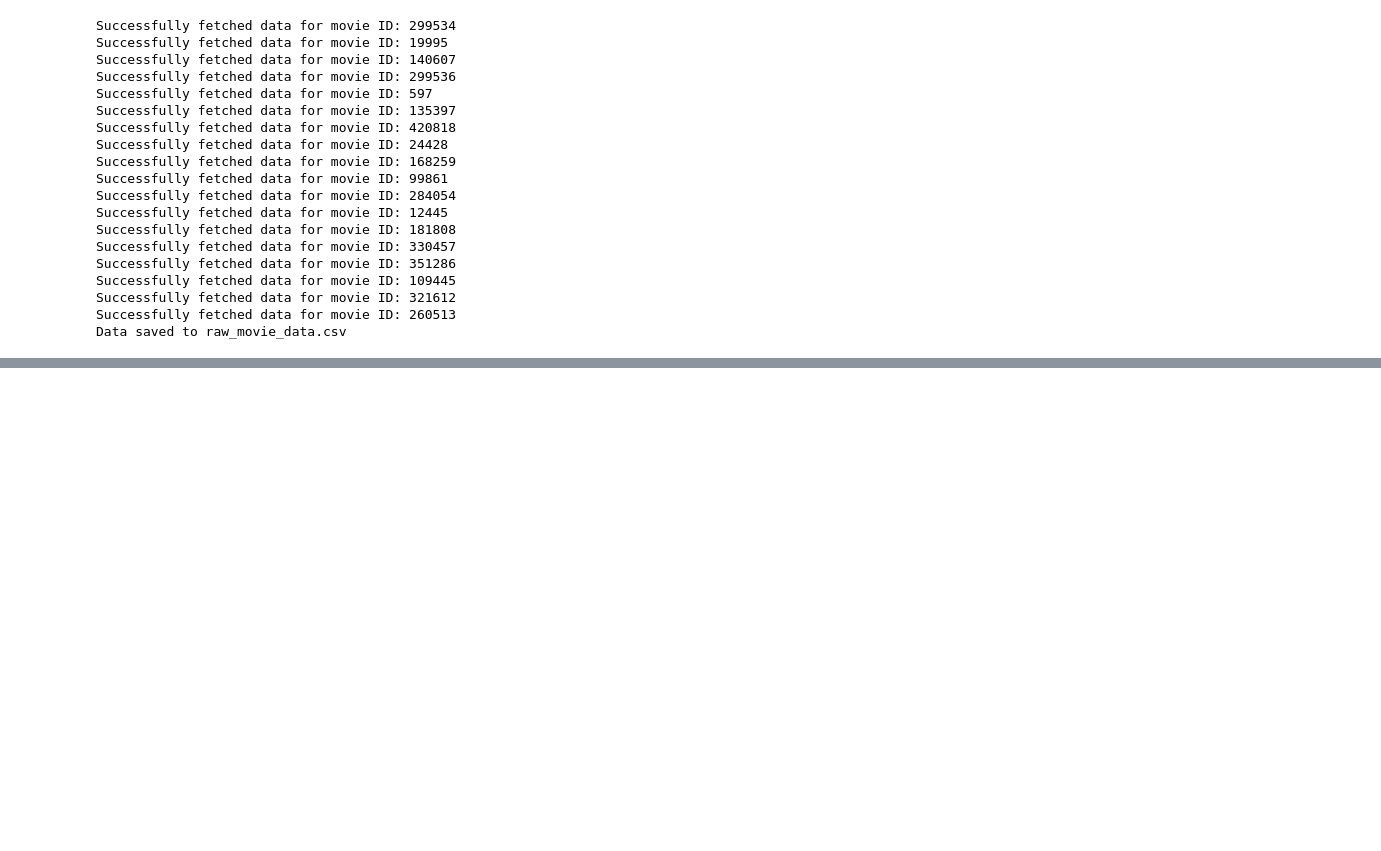
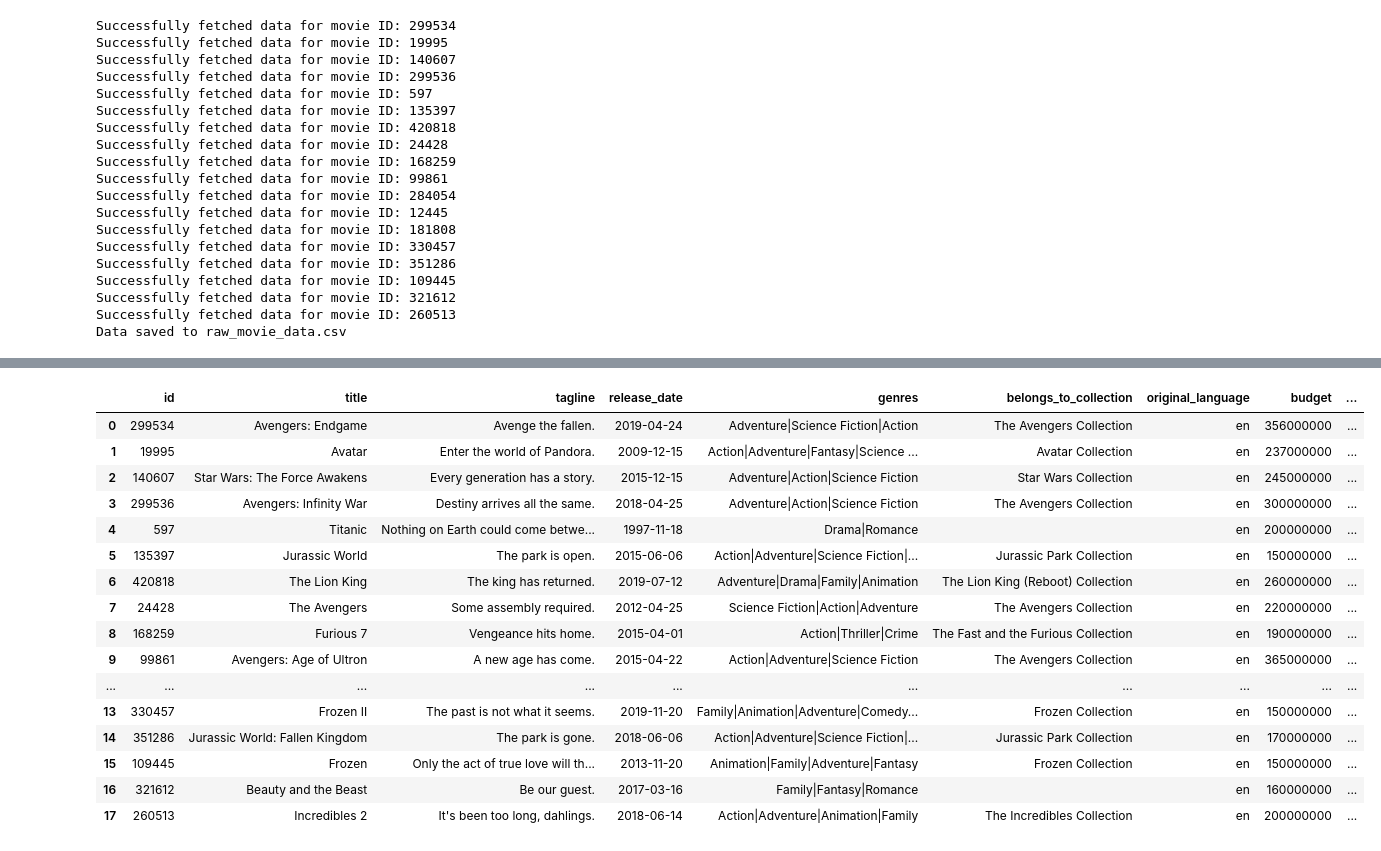
Before and after one commit to DataAdvance/DE-Projects, a Jupyter notebook: Pipeline for movie analysis.ipynb, the cells around one changed output, grey strips where cells are left out. Saved outputs shown, nothing was run; the diff lists cells and outputs as text; code cells hidden in the pictures; blank space fills up the shorter version.

Commit message:
performed data cleaning

```diff
--- a/Pipeline for movie analysis.ipynb
+++ b/Pipeline for movie analysis.ipynb
@@ -129,0 +136,2 @@ movies_df
+# %%
+movies_final = movies_df.drop(['adult', 'imdb_id', 'original_title', 'video', 'homepage'],axis=1)
@@ -129,0 +244,8 @@ movies_df
+# %%
+# Convert budget, id, popularity to numeric
+movies_final['budget'] = pd.to_numeric(movies_final['budget'], errors='coerce')
+movies_final['id'] = pd.to_numeric(movies_final['id'], errors='coerce')
+movies_final['popularity'] = pd.to_numeric(movies_final['popularity'], errors='coerce')
+
+# Convert release_date to datetime
+movies_final['release_date'] = pd.to_datetime(movies_final['release_date'])
@@ -129,0 +272,28 @@ movies_df
+# %%
+# Convert budget and revenue to millions (for better readability)
+movies_final['budget_millions'] = movies_final['budget'] / 1000000
+movies_final['revenue_millions'] = movies_final['revenue'] / 1000000
+
+# Calculate ROI (Return on Investment)
+movies_final['roi'] = (movies_final['revenue'] - movies_final['budget']) / movies_final['budget']
+
+# Replace 0 values with NaN for budget and revenue
+movies_final['budget'] = movies_final['budget'].replace(0, np.nan)
+movies_final['revenue'] = movies_final['revenue'].replace(0, np.nan)
+
+# Create a boolean mask for low vote counts (you can adjust the threshold)
+low_votes_mask = movies_final['vote_count'] < 1000
+
+# Adjust vote_average for movies with low vote counts
+# We'll weight them less in the overall rating
+C = movies_final['vote_average'].mean()  # mean rating across all movies
+m = 1000  # minimum votes required (can be adjusted)
+
+movies_final['adjusted_rating'] = (movies_final['vote_count'] * movies_final['vote_average'] + m * C) / (movies_final['vote_count'] + m)
+
+# Replace empty or placeholder taglines
+movies_final['tagline'] = movies_final['tagline'].replace(['', 'No Tagline', 'No Data'], np.nan)
+
+# Display the first few rows with new columns
+print("\nSummary of financial metrics:")
+print(movies_final[['title', 'budget_millions', 'revenue_millions', 'roi', 'vote_average', 'adjusted_rating']].head())
@@ -129,0 +315,20 @@ movies_df
+# %%
+movies_final
+# %% [output]
+|  | id | title | tagline | release_date | genres | belongs_to_collection | original_language | budget | ... |
+| 0 | 299534 | Avengers: Endgame | Avenge the fallen. | 2019-04-24 | Adventure|Science Fiction|Action | The Avengers Collection | en | 356000000 | ... |
+| 1 | 19995 | Avatar | Enter the world of Pandora. | 2009-12-15 | Action|Adventure|Fantasy|Science ... | Avatar Collection | en | 237000000 | ... |
+| 2 | 140607 | Star Wars: The Force Awakens | Every generation has a story. | 2015-12-15 | Adventure|Action|Science Fiction | Star Wars Collection | en | 245000000 | ... |
+| 3 | 299536 | Avengers: Infinity War | Destiny arrives all the same. | 2018-04-25 | Adventure|Action|Science Fiction | The Avengers Collection | en | 300000000 | ... |
+| 4 | 597 | Titanic | Nothing on Earth could come betwe... | 1997-11-18 | Drama|Romance |  | en | 200000000 | ... |
+| 5 | 135397 | Jurassic World | The park is open. | 2015-06-06 | Action|Adventure|Science Fiction|... | Jurassic Park Collection | en | 150000000 | ... |
+| 6 | 420818 | The Lion King | The king has returned. | 2019-07-12 | Adventure|Drama|Family|Animation | The Lion King (Reboot) Collection | en | 260000000 | ... |
+| 7 | 24428 | The Avengers | Some assembly required. | 2012-04-25 | Science Fiction|Action|Adventure | The Avengers Collection | en | 220000000 | ... |
+| 8 | 168259 | Furious 7 | Vengeance hits home. | 2015-04-01 | Action|Thriller|Crime | The Fast and the Furious Collection | en | 190000000 | ... |
+| 9 | 99861 | Avengers: Age of Ultron | A new age has come. | 2015-04-22 | Action|Adventure|Science Fiction | The Avengers Collection | en | 365000000 | ... |
+| ... | ... | ... | ... | ... | ... | ... | ... | ... | ... |
+| 13 | 330457 | Frozen II | The past is not what it seems. | 2019-11-20 | Family|Animation|Adventure|Comedy... | Frozen Collection | en | 150000000 | ... |
+| 14 | 351286 | Jurassic World: Fallen Kingdom | The park is gone. | 2018-06-06 | Action|Adventure|Science Fiction|... | Jurassic Park Collection | en | 170000000 | ... |
+| 15 | 109445 | Frozen | Only the act of true love will th... | 2013-11-20 | Animation|Family|Adventure|Fantasy | Frozen Collection | en | 150000000 | ... |
+| 16 | 321612 | Beauty and the Beast | Be our guest. | 2017-03-16 | Family|Fantasy|Romance |  | en | 160000000 | ... |
+| 17 | 260513 | Incredibles 2 | It's been too long, dahlings. | 2018-06-14 | Action|Adventure|Animation|Family | The Incredibles Collection | en | 200000000 | ... |
```
Also changed, not shown: parts of 12 cells of this notebook, 1 other file.
